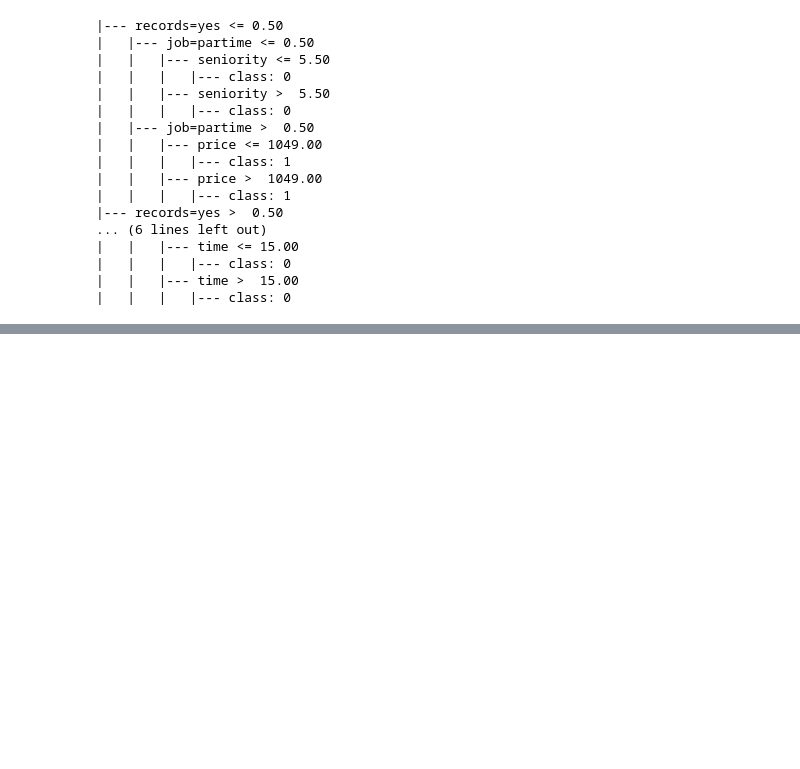
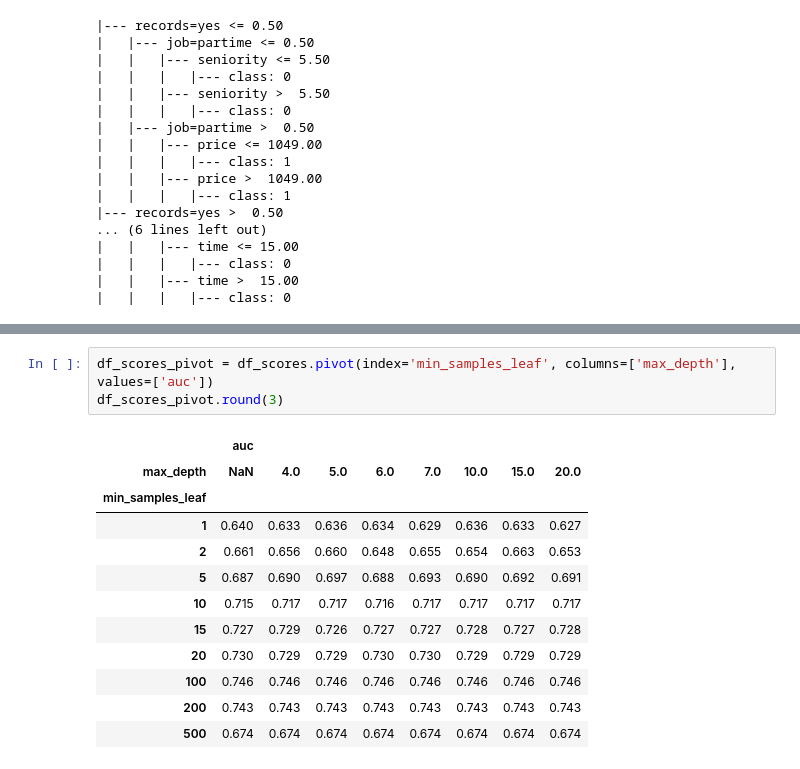
Before and after one commit to caro6852lq/ML-Zoomcamp-CaroVergara, a Jupyter notebook: 06-trees/06-trees.ipynb, the cells around one changed output, grey strips where cells are left out. Saved outputs shown, nothing was run; the diff lists cells and outputs as text; blank space fills up the shorter version.

```diff
--- a/06-trees/06-trees.ipynb
+++ b/06-trees/06-trees.ipynb
@@ -290,0 +394,16 @@ print(export_text(dt, feature_names=dv.get_feature_names_out()))
+# %%
+df_scores_pivot = df_scores.pivot(index='min_samples_leaf', columns=['max_depth'], values=['auc'])
+df_scores_pivot.round(3)
+# %% [output]
+|  | auc |  |  |  |  |  |  |  |
+| max_depth | NaN | 4.0 | 5.0 | 6.0 | 7.0 | 10.0 | 15.0 | 20.0 |
+| min_samples_leaf |  |  |  |  |  |  |  |  |
+| 1 | 0.640 | 0.633 | 0.636 | 0.634 | 0.629 | 0.636 | 0.633 | 0.627 |
+| 2 | 0.661 | 0.656 | 0.660 | 0.648 | 0.655 | 0.654 | 0.663 | 0.653 |
+| 5 | 0.687 | 0.690 | 0.697 | 0.688 | 0.693 | 0.690 | 0.692 | 0.691 |
+| 10 | 0.715 | 0.717 | 0.717 | 0.716 | 0.717 | 0.717 | 0.717 | 0.717 |
+| 15 | 0.727 | 0.729 | 0.726 | 0.727 | 0.727 | 0.728 | 0.727 | 0.728 |
+| 20 | 0.730 | 0.729 | 0.729 | 0.730 | 0.730 | 0.729 | 0.729 | 0.729 |
+| 100 | 0.746 | 0.746 | 0.746 | 0.746 | 0.746 | 0.746 | 0.746 | 0.746 |
+| 200 | 0.743 | 0.743 | 0.743 | 0.743 | 0.743 | 0.743 | 0.743 | 0.743 |
+| 500 | 0.674 | 0.674 | 0.674 | 0.674 | 0.674 | 0.674 | 0.674 | 0.674 |
```
Also changed, not shown: parts of 11 cells of this notebook.
